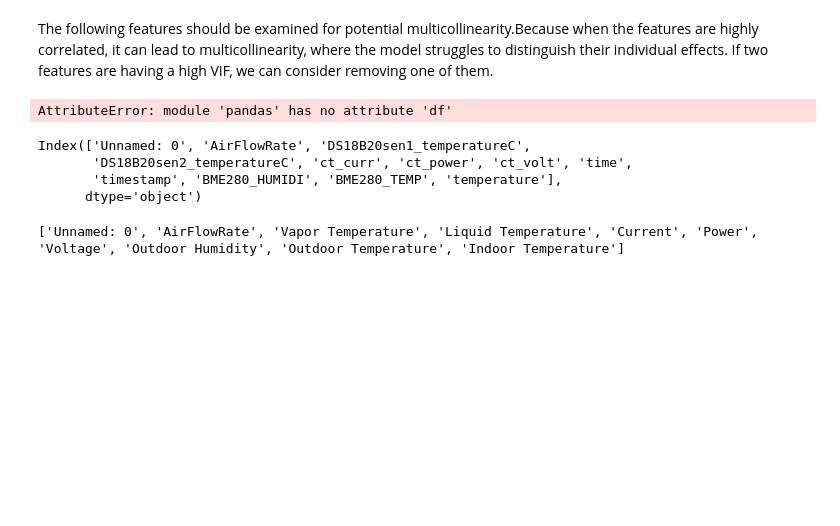
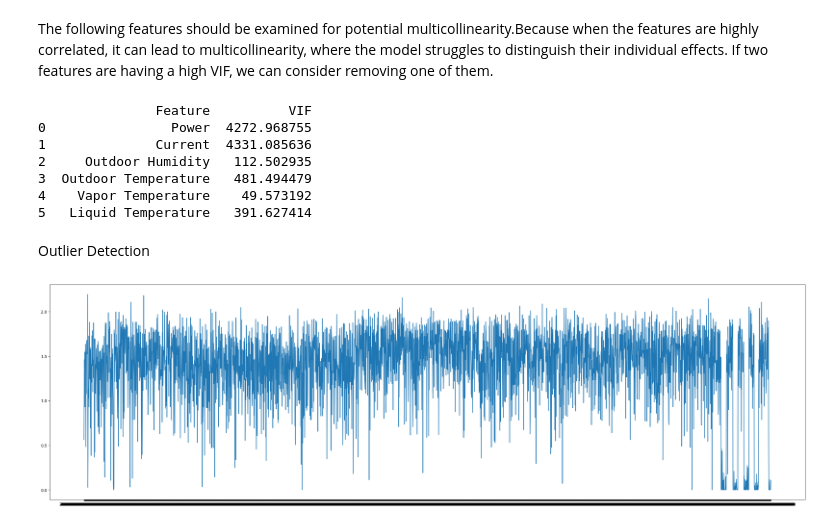
Before and after one commit to AkilaIsuri/AirConditioner-AnomalyDetection, a Jupyter notebook: EDA.ipynb, the cells around one changed output. Drawn from its saved outputs; the diff is of its cells as text; code cells hidden in the pictures; blank space fills up the shorter version.

```diff
--- a/EDA.ipynb
+++ b/EDA.ipynb
@@ -260,21 +275,24 @@ The following features should be examined for potential multicollinearity.Becaus
 selected_features = df[['Power', 'Current', 'Outdoor Humidity', 'Outdoor Temperature', 'Vapor Temperature', 'Liquid Temperature']]
 
 #Calculating VIF for each feature
-vif_data = pd.df()
+vif_data = pd.DataFrame()
 vif_data["Feature"] = selected_features.columns
 vif_data["VIF"] = [variance_inflation_factor(selected_features.values, i) for i in range(len(selected_features.columns))]
 
 print(vif_data)
 # %% [output]
-AttributeError: module 'pandas' has no attribute 'df'
+               Feature          VIF
+0                Power  4272.968755
+1              Current  4331.085636
+2     Outdoor Humidity   112.502935
+3  Outdoor Temperature   481.494479
+4    Vapor Temperature    49.573192
+5   Liquid Temperature   391.627414
-# %%
-print(df.columns)
-# %% [output]
-Index(['Unnamed: 0', 'AirFlowRate', 'DS18B20sen1_temperatureC',
-       'DS18B20sen2_temperatureC', 'ct_curr', 'ct_power', 'ct_volt', 'time',
-       'timestamp', 'BME280_HUMIDI', 'BME280_TEMP', 'temperature'],
-      dtype='object')
-# %%
-print(numerical_columns)
-# %% [output]
-['Unnamed: 0', 'AirFlowRate', 'Vapor Temperature', 'Liquid Temperature', 'Current', 'Power', 'Voltage', 'Outdoor Humidity', 'Outdoor Temperature', 'Indoor Temperature']
+# %% [markdown]
+Outlier Detection
+# %%
+plt.figure(figsize=(35,10))
+plt.plot(df['timestamp'], df['AirFlowRate'])
+plt.show()
+# %% [output]
+[figure, added]
```
Also changed, not shown: parts of 6 cells of this notebook.
